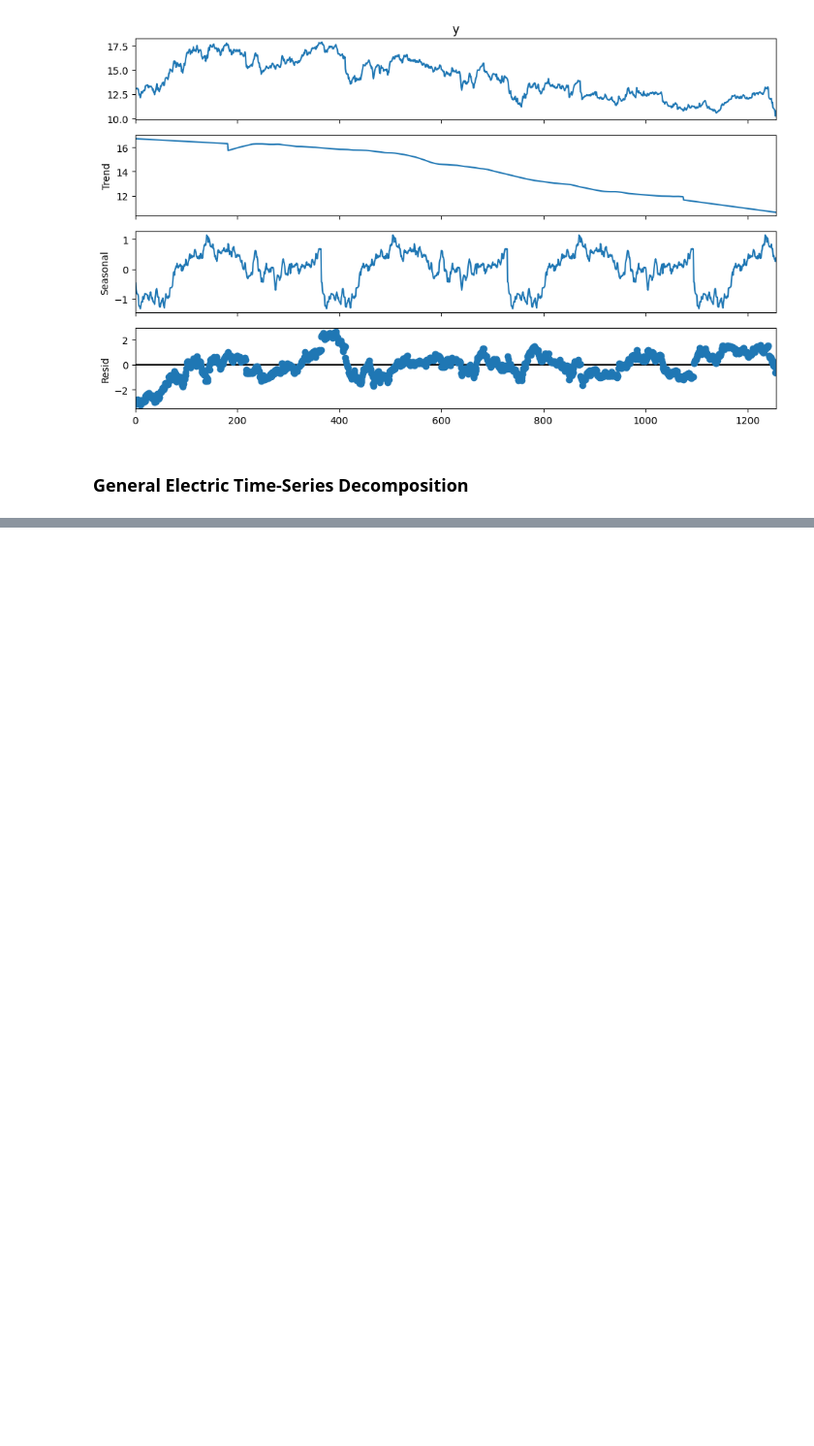
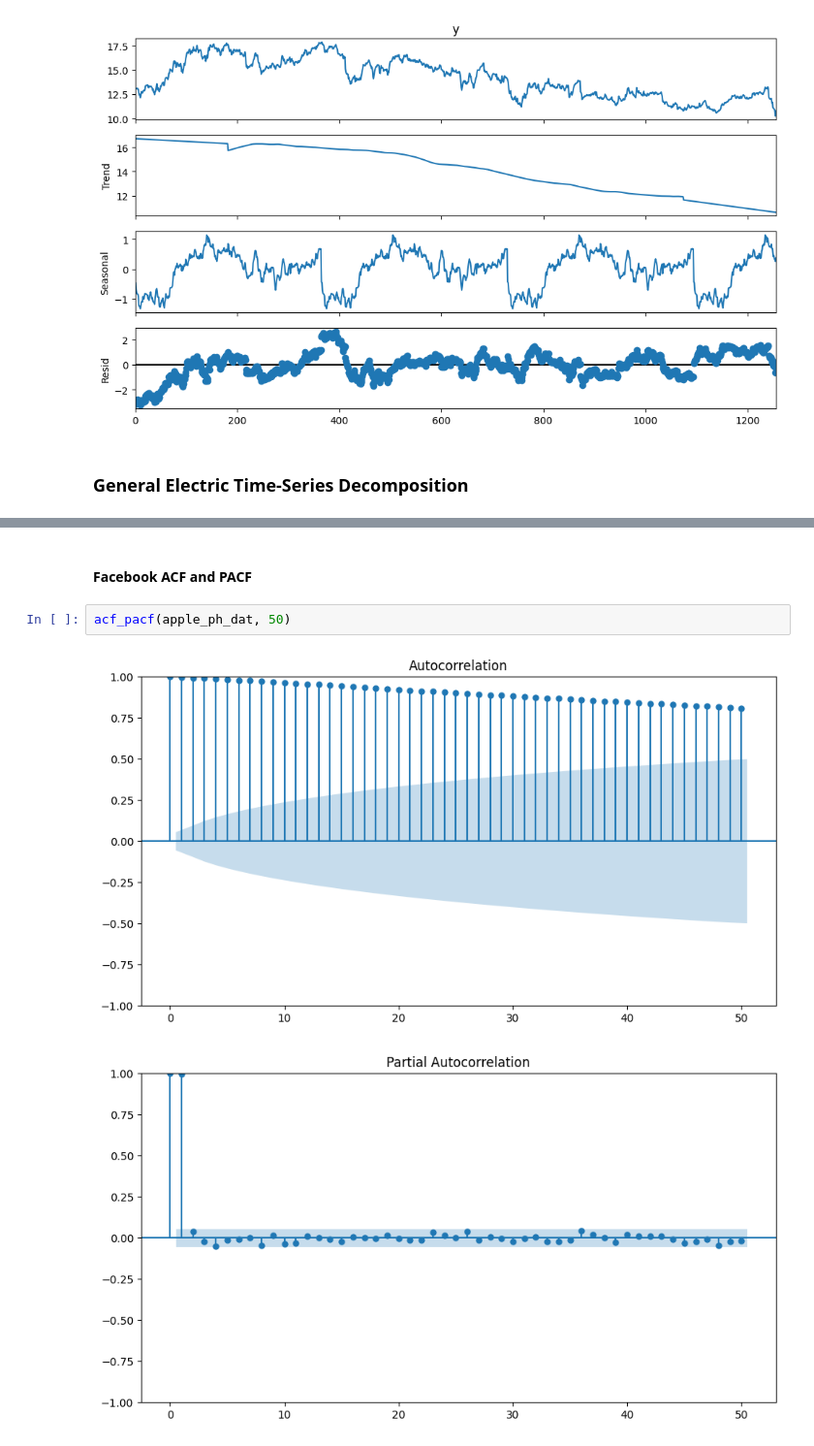
Before and after one commit to Vondent/stock-price-analysis, a Jupyter notebook: stock-price-analysis.ipynb, the cells around one changed output, grey strips where cells are left out. Shown at 97% size. Cells and saved outputs as stored; diff of their text form; blank space fills up the shorter version.

```diff
--- a/stock-price-analysis.ipynb
+++ b/stock-price-analysis.ipynb
@@ -1605,0 +1655,7 @@ ge_tr, ge_se, ge_re = decomposition(ge_ph_dat, 365)
+# %% [markdown]
+#### Facebook ACF and PACF
+# %%
+acf_pacf(apple_ph_dat, 50)
+# %% [output]
+[figure, added]
+[figure, added]
```
Also changed, not shown: parts of 22 cells of this notebook.
